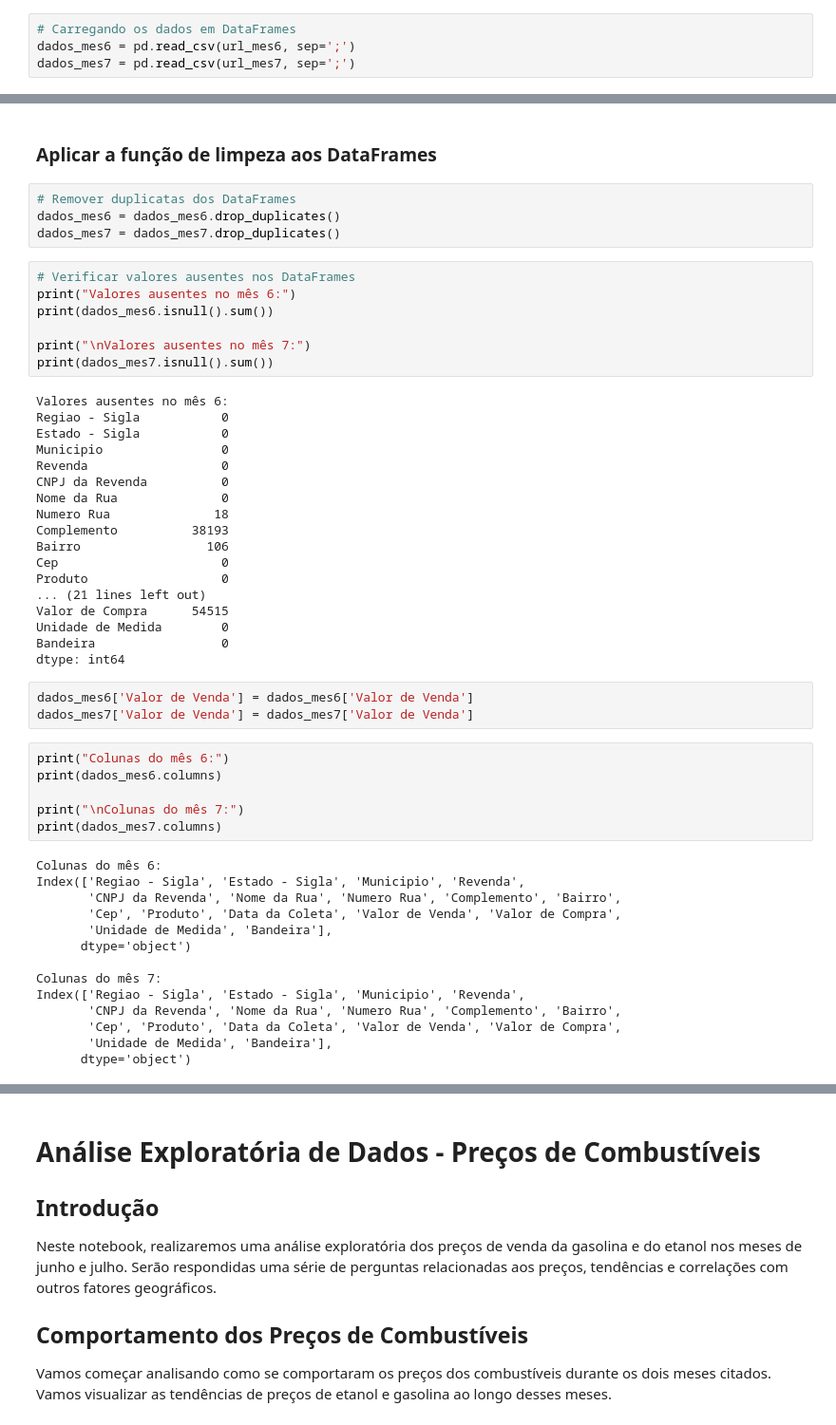
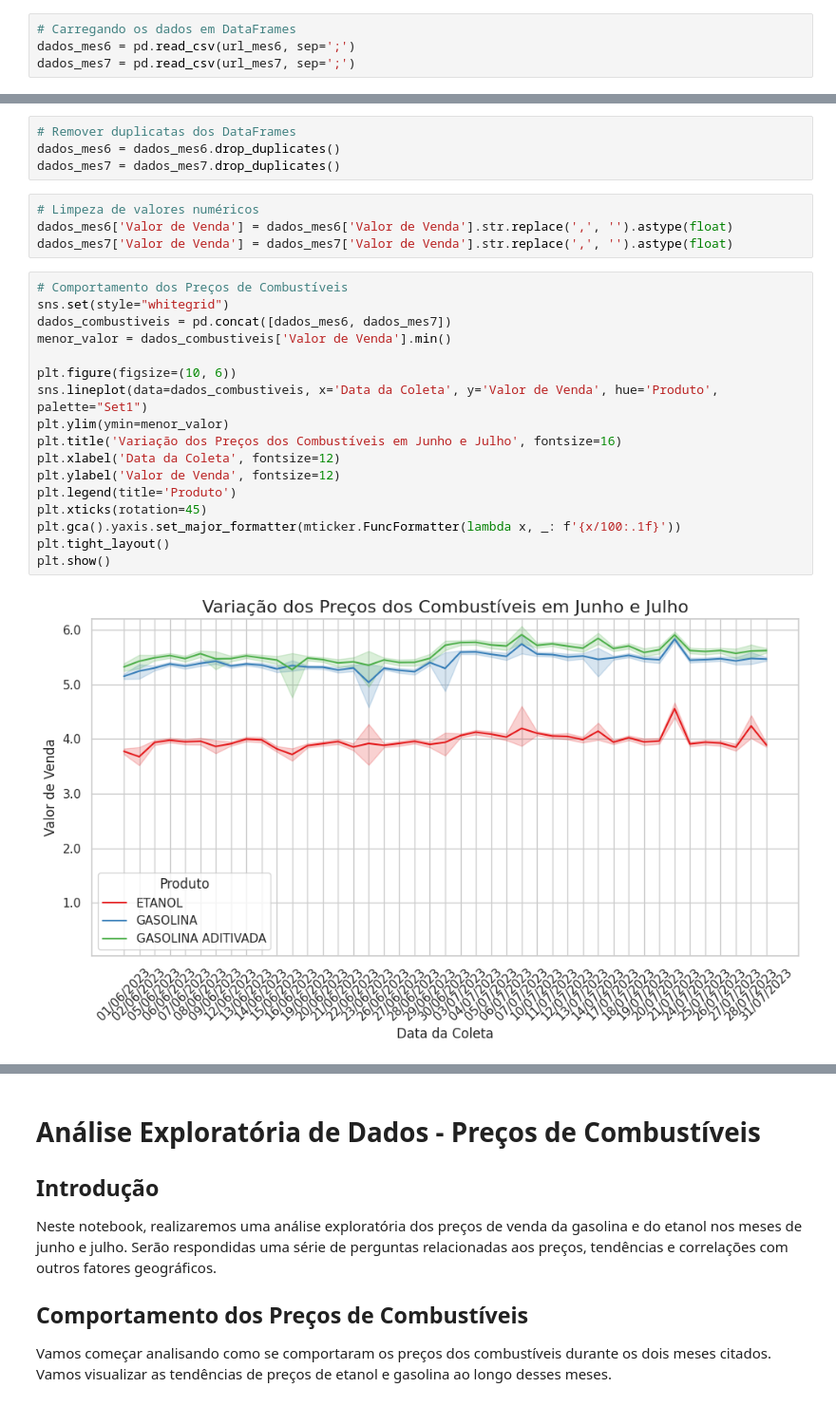
Before and after one commit to Project-4-Trends-and-Insights-Database/Projeto_Dados_para_abastecer_o_carro, a Jupyter notebook: Projeto_Dados_para_abastecer_o_carro.ipynb, the cells around one changed output, grey strips where cells are left out. Shown at 95% size. Drawn from its saved outputs; the diff is of its cells as text.

```diff
--- a/Projeto_Dados_para_abastecer_o_carro.ipynb
+++ b/Projeto_Dados_para_abastecer_o_carro.ipynb
@@ -41,54 +27,27 @@ dados_mes7 = pd.read_csv(url_mes7, sep=';')
-# %% [markdown]
-### Aplicar a função de limpeza aos DataFrames
 # %%
 # Remover duplicatas dos DataFrames
 dados_mes6 = dados_mes6.drop_duplicates()
 dados_mes7 = dados_mes7.drop_duplicates()
-# %%
-# Verificar valores ausentes nos DataFrames
-print("Valores ausentes no mês 6:")
-print(dados_mes6.isnull().sum())
-
-print("\nValores ausentes no mês 7:")
-print(dados_mes7.isnull().sum())
-# %% [output]
-Valores ausentes no mês 6:
-Regiao - Sigla           0
-Estado - Sigla           0
-Municipio                0
-Revenda                  0
-CNPJ da Revenda          0
-Nome da Rua              0
-Numero Rua              18
-Complemento          38193
-Bairro                 106
-Cep                      0
-Produto                  0
-... (21 lines left out)
-Valor de Compra      54515
-Unidade de Medida        0
-Bandeira                 0
-dtype: int64
 # %%
-dados_mes6['Valor de Venda'] = dados_mes6['Valor de Venda']
-dados_mes7['Valor de Venda'] = dados_mes7['Valor de Venda']
+# Limpeza de valores numéricos
+dados_mes6['Valor de Venda'] = dados_mes6['Valor de Venda'].str.replace(',', '').astype(float)
+dados_mes7['Valor de Venda'] = dados_mes7['Valor de Venda'].str.replace(',', '').astype(float)
-# %%
-print("Colunas do mês 6:")
-print(dados_mes6.columns)
-
-print("\nColunas do mês 7:")
-print(dados_mes7.columns)
-# %% [output]
-Colunas do mês 6:
-Index(['Regiao - Sigla', 'Estado - Sigla', 'Municipio', 'Revenda',
-       'CNPJ da Revenda', 'Nome da Rua', 'Numero Rua', 'Complemento', 'Bairro',
-       'Cep', 'Produto', 'Data da Coleta', 'Valor de Venda', 'Valor de Compra',
-       'Unidade de Medida', 'Bandeira'],
-      dtype='object')
-
-Colunas do mês 7:
-Index(['Regiao - Sigla', 'Estado - Sigla', 'Municipio', 'Revenda',
-       'CNPJ da Revenda', 'Nome da Rua', 'Numero Rua', 'Complemento', 'Bairro',
-       'Cep', 'Produto', 'Data da Coleta', 'Valor de Venda', 'Valor de Compra',
-       'Unidade de Medida', 'Bandeira'],
-      dtype='object')
+# %%
+# Comportamento dos Preços de Combustíveis
+sns.set(style="whitegrid")
+dados_combustiveis = pd.concat([dados_mes6, dados_mes7])
+menor_valor = dados_combustiveis['Valor de Venda'].min()
+
+plt.figure(figsize=(10, 6))
+sns.lineplot(data=dados_combustiveis, x='Data da Coleta', y='Valor de Venda', hue='Produto', palette="Set1")
+plt.ylim(ymin=menor_valor)
+plt.title('Variação dos Preços dos Combustíveis em Junho e Julho', fontsize=16)
+plt.xlabel('Data da Coleta', fontsize=12)
+plt.ylabel('Valor de Venda', fontsize=12)
+plt.legend(title='Produto')
+plt.xticks(rotation=45)
+plt.gca().yaxis.set_major_formatter(mticker.FuncFormatter(lambda x, _: f'{x/100:.1f}'))
+plt.tight_layout()
+plt.show()
+# %% [output]
+[figure, added]
```
Also changed, not shown: parts of 59 cells of this notebook.
